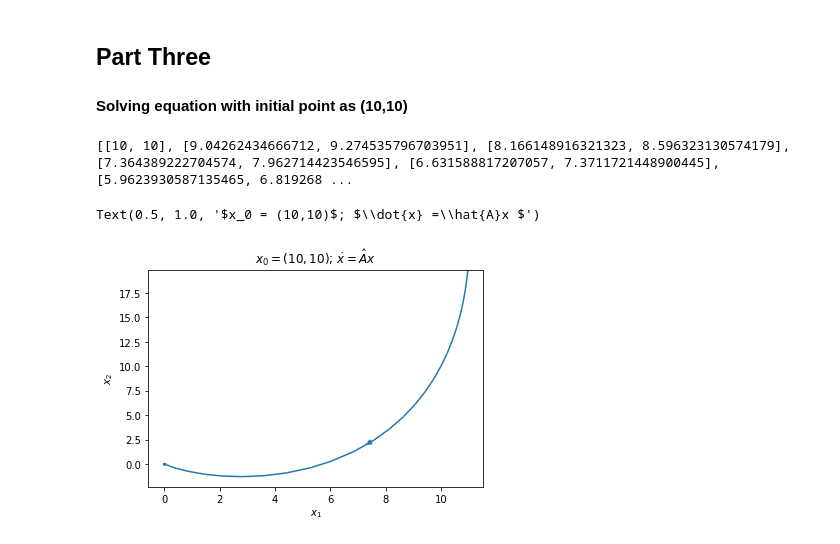
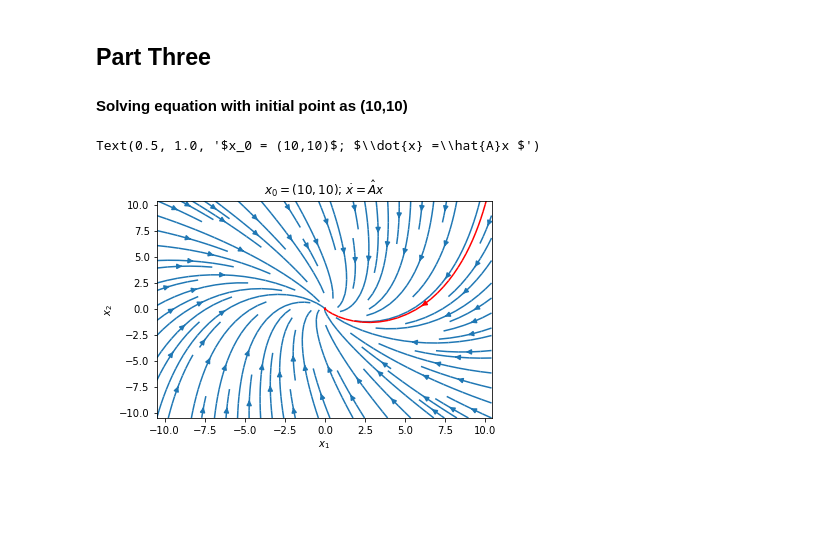
Before and after one commit to evtodorov/MLCMS, a Jupyter notebook: Exercise_5/Task_2.ipynb, the cells around one changed output. Saved outputs shown, nothing was run; the diff lists cells and outputs as text; code cells hidden in the pictures; blank space fills up the shorter version.

```diff
--- a/Exercise_5/Task_2.ipynb
+++ b/Exercise_5/Task_2.ipynb
@@ -83,6 +75,3 @@ while t < T_end:
     t += dt
     x_list.append(list(x))
     #x_dot_list.append(x_dot)
-print(x_list)
-# %% [output]
-[[10, 10], [9.04262434666712, 9.274535796703951], [8.166148916321323, 8.596323130574179], [7.364389222704574, 7.962714423546595], [6.631588817207057, 7.3711721448900445], [5.9623930587135465, 6.819268 ...
@@ -91,20 +78,21 @@ print(x_list)
 # %%
 # Plotting the Phase portrait
-xmin=-20
-xmax=20
-ymin=-20
-ymax=20
+xmin=-10.5
+xmax=10.5
+ymin=-10.5
+ymax=10.5
 X, Y = np.meshgrid(np.arange(xmin,xmax, 0.1), np.arange(ymin,ymax,0.1))
 XY = np.array([X.flatten(), Y.flatten()])
 AXY = np.matmul(A, XY)
 U = AXY[0].reshape(X.shape)
 V = AXY[1].reshape(Y.shape)
 plt.figure()
-plt.streamplot(X, Y, U, V,start_points=[(10,10)])
+plt.streamplot(X, Y, U, V)
+plt.streamplot(X, Y, U, V,start_points=[(10,10)], color='red')
 #plt.scatter(x_list[0],x_list[1],c='red')
 plt.xlabel(r'$x_1$')
 plt.ylabel(r'$x_2$')
 plt.title(r'$x_0 = (10,10)$; $\dot{x} =\hat{A}x $')
 # %% [output]
 Text(0.5, 1.0, '$x_0 = (10,10)$; $\\dot{x} =\\hat{A}x $')
-[figure, old version]
+[figure, new version]
```
Also changed, not shown: parts of 2 cells of this notebook, 1 other file.
